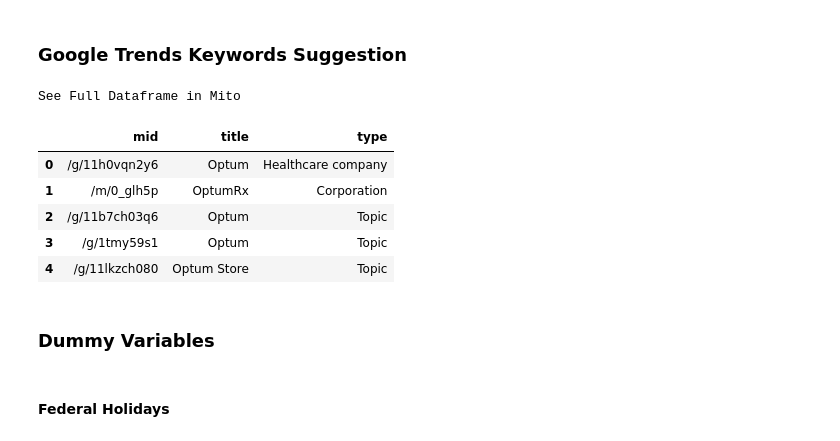
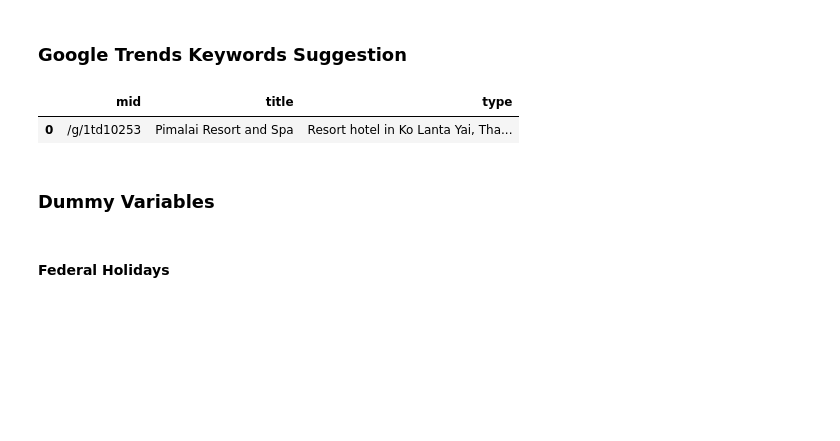
Before and after one commit to pleabargain/PyTrends, a Jupyter notebook: PyTrends/google_trends.ipynb, the cells around one changed output. Saved outputs shown, nothing was run; the diff lists cells and outputs as text; code cells hidden in the pictures; blank space fills up the shorter version.

```diff
--- a/PyTrends/google_trends.ipynb
+++ b/PyTrends/google_trends.ipynb
@@ -109,17 +118,13 @@ google_trends.to_csv('google_trends_'+kw_list[0]+'_'+ d1+'.csv')
 # %%
 # Get Google Keyword Suggestions
 pytrend = TrendReq()
-keywords = pytrend.suggestions(keyword='optum')
+# it's not going to take any other language as EN is hardcoded
+keywords = pytrend.suggestions(keyword='Pimalai Resort & Spa')
 df = pd.DataFrame(keywords)
 df.head(10)
 # %% [output]
-See Full Dataframe in Mito
 |  | mid | title | type |
-| 0 | /g/11h0vqn2y6 | Optum | Healthcare company |
-| 1 | /m/0_glh5p | OptumRx | Corporation |
-| 2 | /g/11b7ch03q6 | Optum | Topic |
-| 3 | /g/1tmy59s1 | Optum | Topic |
-| 4 | /g/11lkzch080 | Optum Store | Topic |
+| 0 | /g/1td10253 | Pimalai Resort and Spa | Resort hotel in Ko Lanta Yai, Tha... |
 # %% [markdown]
 ### Dummy Variables
 # %% [markdown]
```
Also changed, not shown: parts of 11 cells of this notebook, 10 other files.
